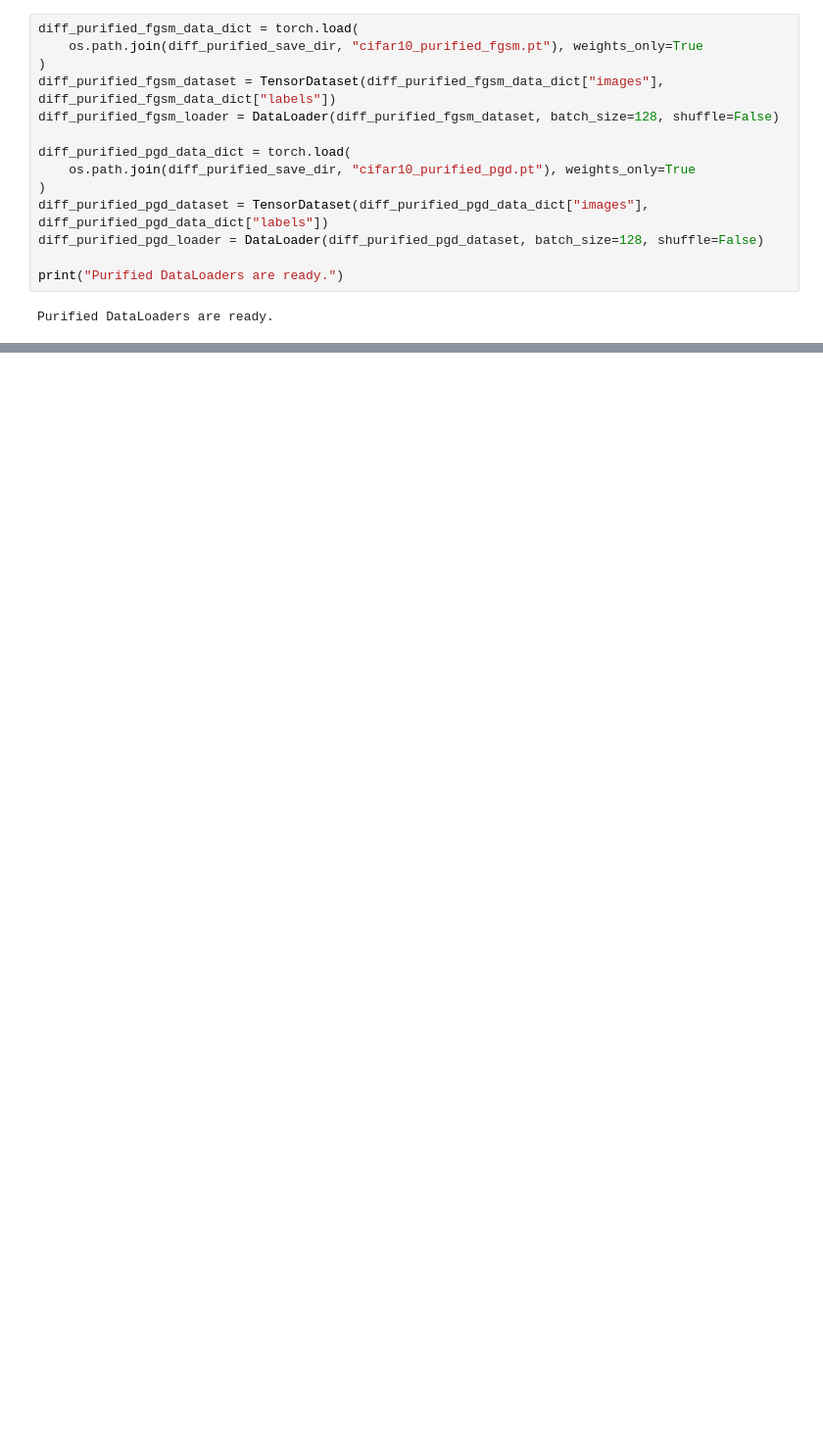
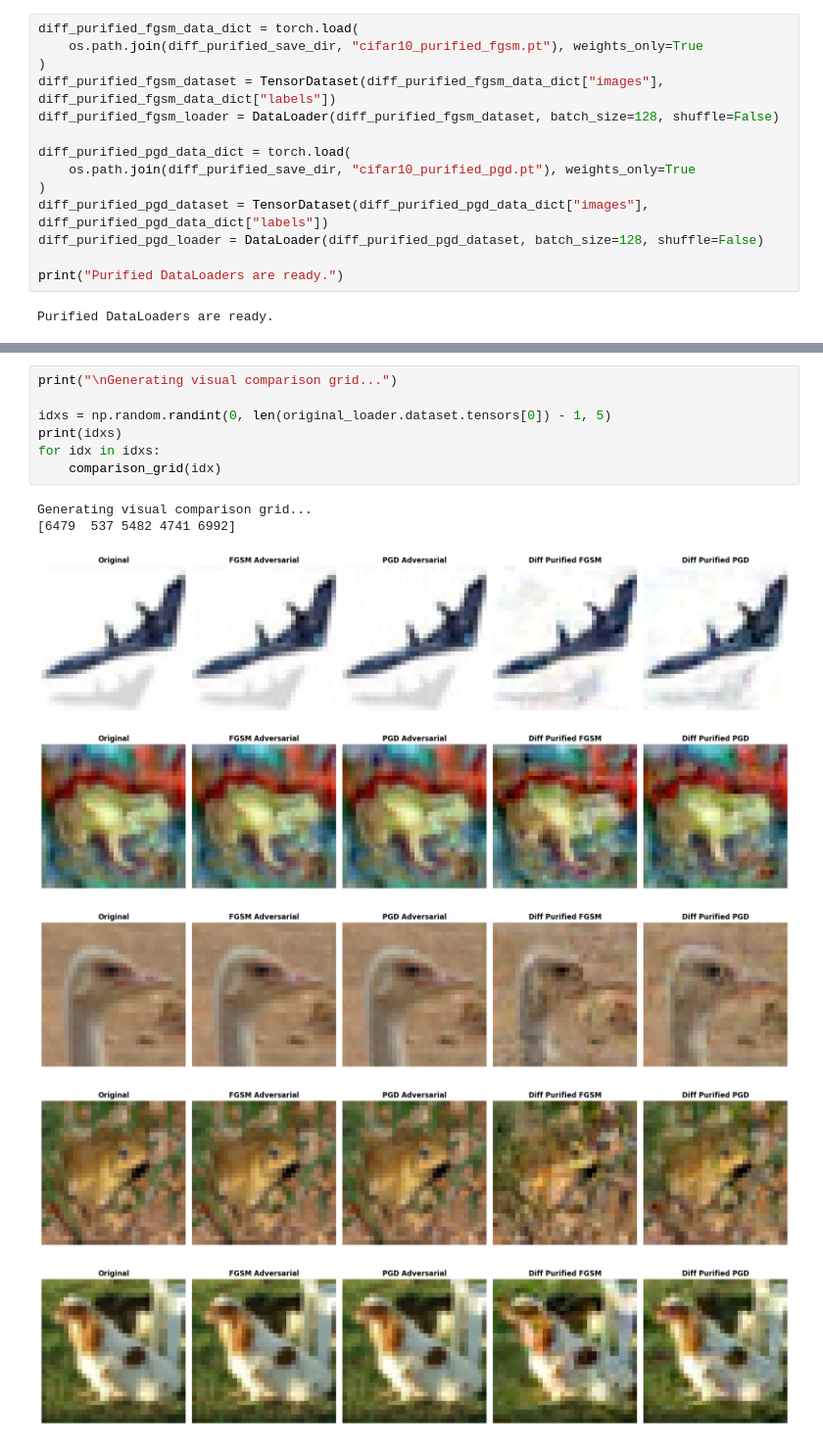
Before and after one commit to alpinedev51/gap, a Jupyter notebook: notebooks/spectral_analysis_cifar_10.ipynb, the cells around one changed output, grey strips where cells are left out. Shown at 98% size. Cells and saved outputs as stored; diff of their text form; blank space fills up the shorter version.

```diff
--- a/notebooks/spectral_analysis_cifar_10.ipynb
+++ b/notebooks/spectral_analysis_cifar_10.ipynb
@@ -425,0 +448,15 @@ Generating visual comparison grid...
+# %%
+print("\nGenerating visual comparison grid...")
+
+idxs = np.random.randint(0, len(original_loader.dataset.tensors[0]) - 1, 5)
+print(idxs)
+for idx in idxs:
+    comparison_grid(idx)
+# %% [output]
+Generating visual comparison grid...
+[6479  537 5482 4741 6992]
+[figure, added]
+[figure, added]
+[figure, added]
+[figure, added]
+[figure, added]
```
Also changed, not shown: parts of 12 cells of this notebook, 2 other files.
